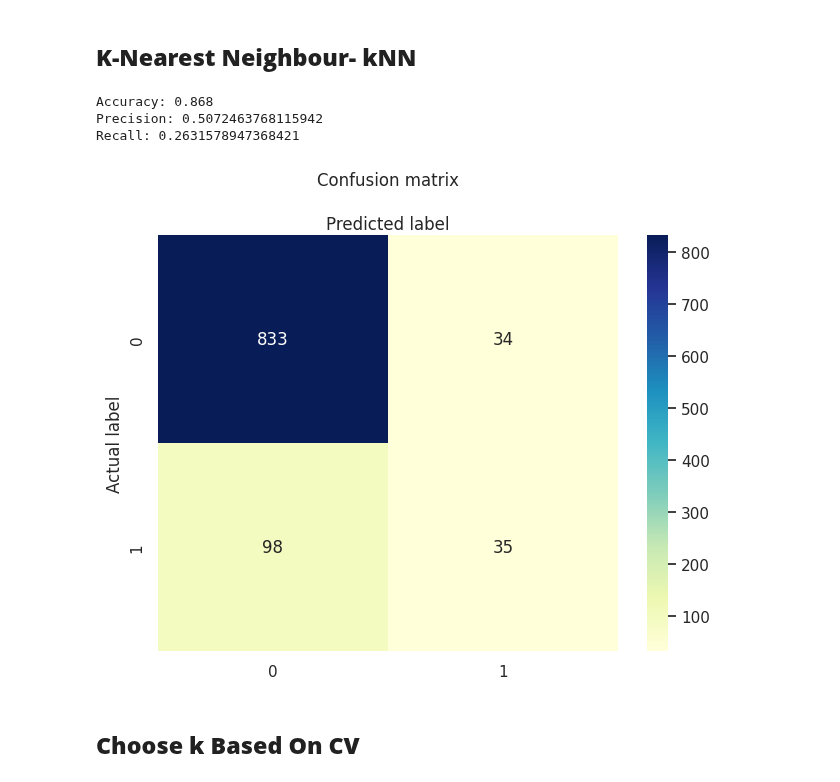
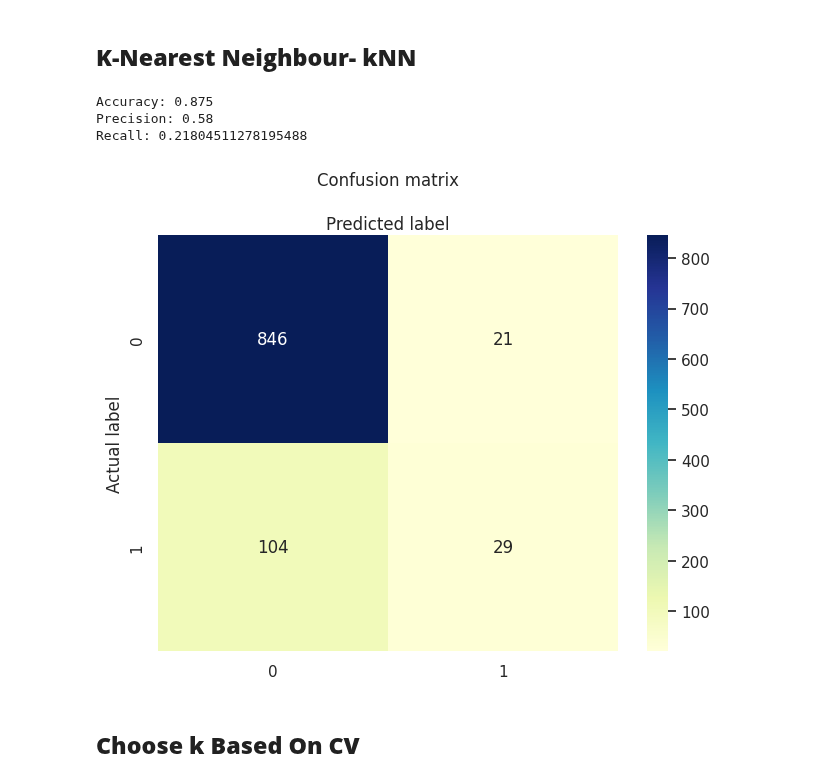
Before and after one commit to ogut77/DataScience, a Jupyter notebook: LR+kNN+NB+SVM.ipynb, the cells around one changed output. Drawn from its saved outputs; the diff is of its cells as text; code cells hidden in the pictures.

```diff
--- a/LR+kNN+NB+SVM.ipynb
+++ b/LR+kNN+NB+SVM.ipynb
@@ -158,20 +158,20 @@ B)Among signicant variables, which one increases the probability of churn?
 ## **K-Nearest Neighbour- kNN**
 # %%
 from sklearn.neighbors import KNeighborsClassifier
-knn3 = KNeighborsClassifier(n_neighbors=3)
+knn3 = KNeighborsClassifier()
 # fit the model with data
 knn3.fit(X_train,y_train)
 
 #
 y_predKNN3=knn3.predict(X_test)
 from sklearn import metrics
 
 eval(y_test,y_predKNN3)
 # %% [output]
-Accuracy: 0.868
-Precision: 0.5072463768115942
-Recall: 0.2631578947368421
+Accuracy: 0.875
+Precision: 0.58
+Recall: 0.21804511278195488
-[figure, old version]
+[figure, new version]
 # %% [markdown]
 ## **Choose k Based On CV**
 # %%
```
Also changed, not shown: parts of 12 cells of this notebook.
